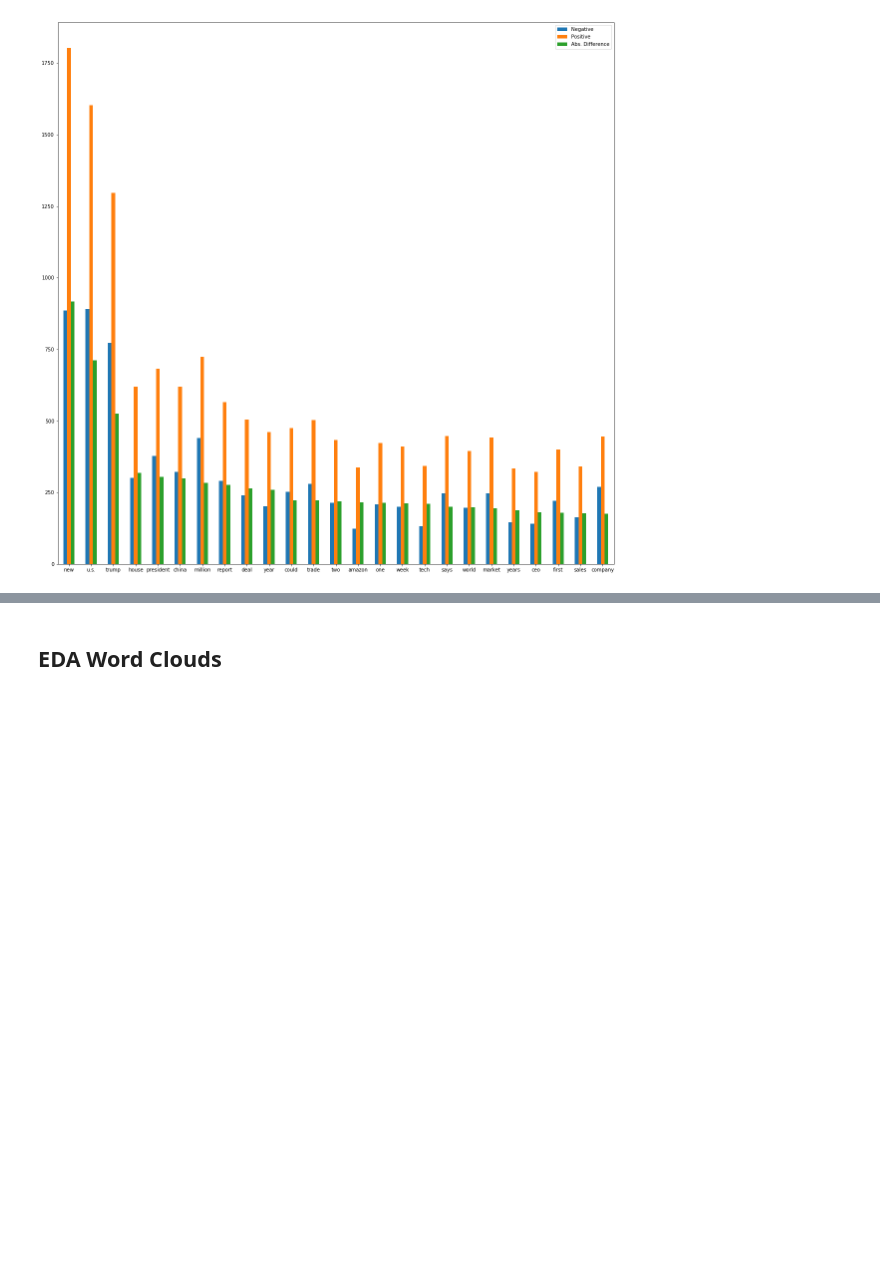
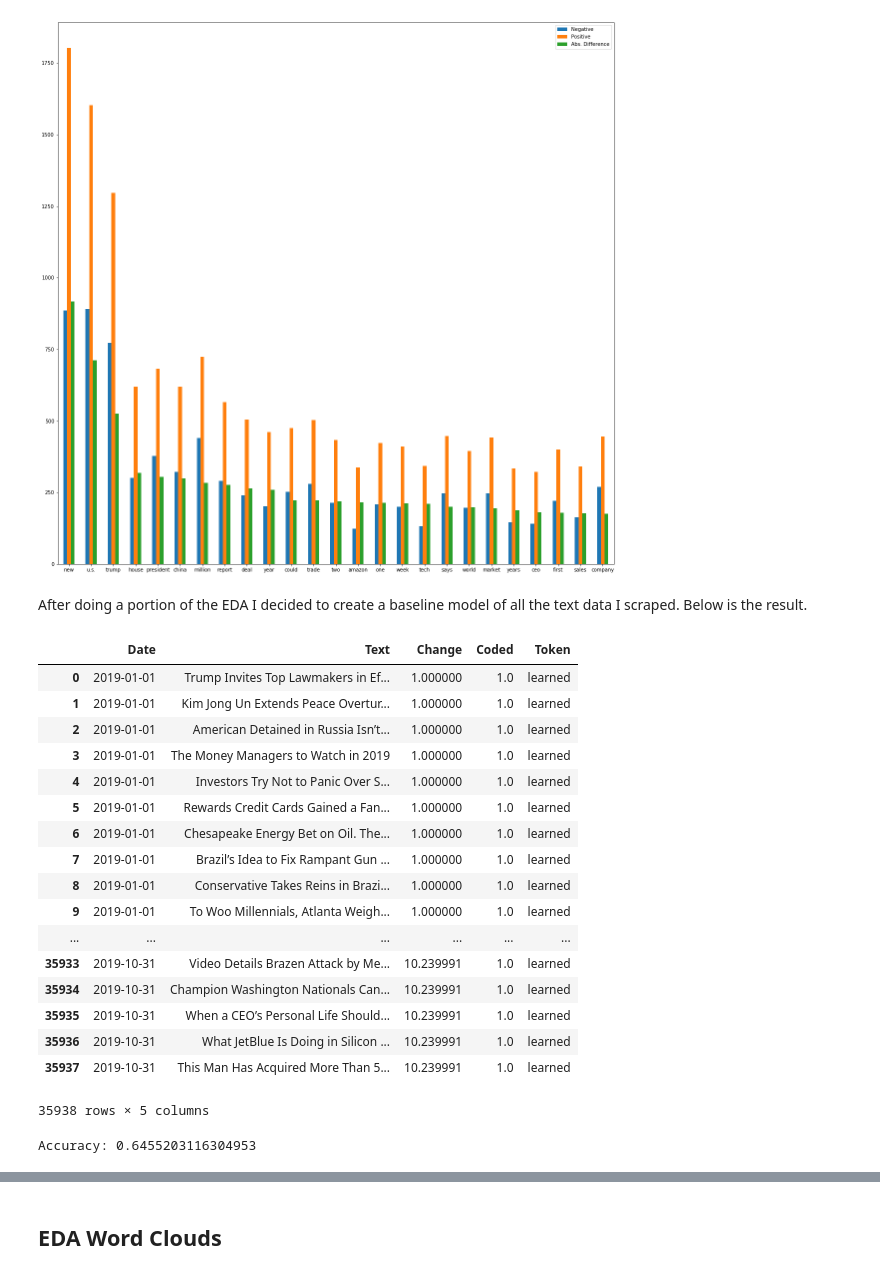
Before and after one commit to gabertooth/dsc-capstone-project-v2-online-ds-pt-021119, a Jupyter notebook: CapStone_PythonBook.ipynb, the cells around one changed output, grey strips where cells are left out. Saved outputs shown, nothing was run; the diff lists cells and outputs as text; code cells hidden in the pictures; blank space fills up the shorter version.

```diff
--- a/CapStone_PythonBook.ipynb
+++ b/CapStone_PythonBook.ipynb
@@ -869,3 +872,26 @@ df_bar = pd.DataFrame({'Negative': pos_and_neg['Negative'][:25], 'Positive': pos
 ax = df_bar.plot.bar(rot=0,figsize=(20,20))
 # %% [output]
 [figure]
+# %% [markdown]
+After doing a portion of the EDA I decided to create a baseline model of all the text data I scraped. Below is the result.
+# %%
+df
+# %% [output]
+|  | Date | Text | Change | Coded | Token |
+| 0 | 2019-01-01 | Trump Invites Top Lawmakers in Ef... | 1.000000 | 1.0 | learned |
+| 1 | 2019-01-01 | Kim Jong Un Extends Peace Overtur... | 1.000000 | 1.0 | learned |
+| 2 | 2019-01-01 | American Detained in Russia Isn’t... | 1.000000 | 1.0 | learned |
+| 3 | 2019-01-01 | The Money Managers to Watch in 2019 | 1.000000 | 1.0 | learned |
+| 4 | 2019-01-01 | Investors Try Not to Panic Over S... | 1.000000 | 1.0 | learned |
+| 5 | 2019-01-01 | Rewards Credit Cards Gained a Fan... | 1.000000 | 1.0 | learned |
+| 6 | 2019-01-01 | Chesapeake Energy Bet on Oil. The... | 1.000000 | 1.0 | learned |
+| 7 | 2019-01-01 | Brazil’s Idea to Fix Rampant Gun ... | 1.000000 | 1.0 | learned |
+| 8 | 2019-01-01 | Conservative Takes Reins in Brazi... | 1.000000 | 1.0 | learned |
+| 9 | 2019-01-01 | To Woo Millennials, Atlanta Weigh... | 1.000000 | 1.0 | learned |
+| ... | ... | ... | ... | ... | ... |
+| 35933 | 2019-10-31 | Video Details Brazen Attack by Me... | 10.239991 | 1.0 | learned |
+| 35934 | 2019-10-31 | Champion Washington Nationals Can... | 10.239991 | 1.0 | learned |
+| 35935 | 2019-10-31 | When a CEO’s Personal Life Should... | 10.239991 | 1.0 | learned |
+| 35936 | 2019-10-31 | What JetBlue Is Doing in Silicon ... | 10.239991 | 1.0 | learned |
+| 35937 | 2019-10-31 | This Man Has Acquired More Than 5... | 10.239991 | 1.0 | learned |
+35938 rows × 5 columns
@@ -871,0 +913,10 @@ ax = df_bar.plot.bar(rot=0,figsize=(20,20))
+# %%
+from sklearn.linear_model import LogisticRegression
+
+classifier = LogisticRegression()
+classifier.fit(X_train, y_train)
+score = classifier.score(X_test, y_test)
+
+print("Accuracy:", score)
+# %% [output]
+Accuracy: 0.6455203116304953
```
Also changed, not shown: parts of 77 cells of this notebook.
